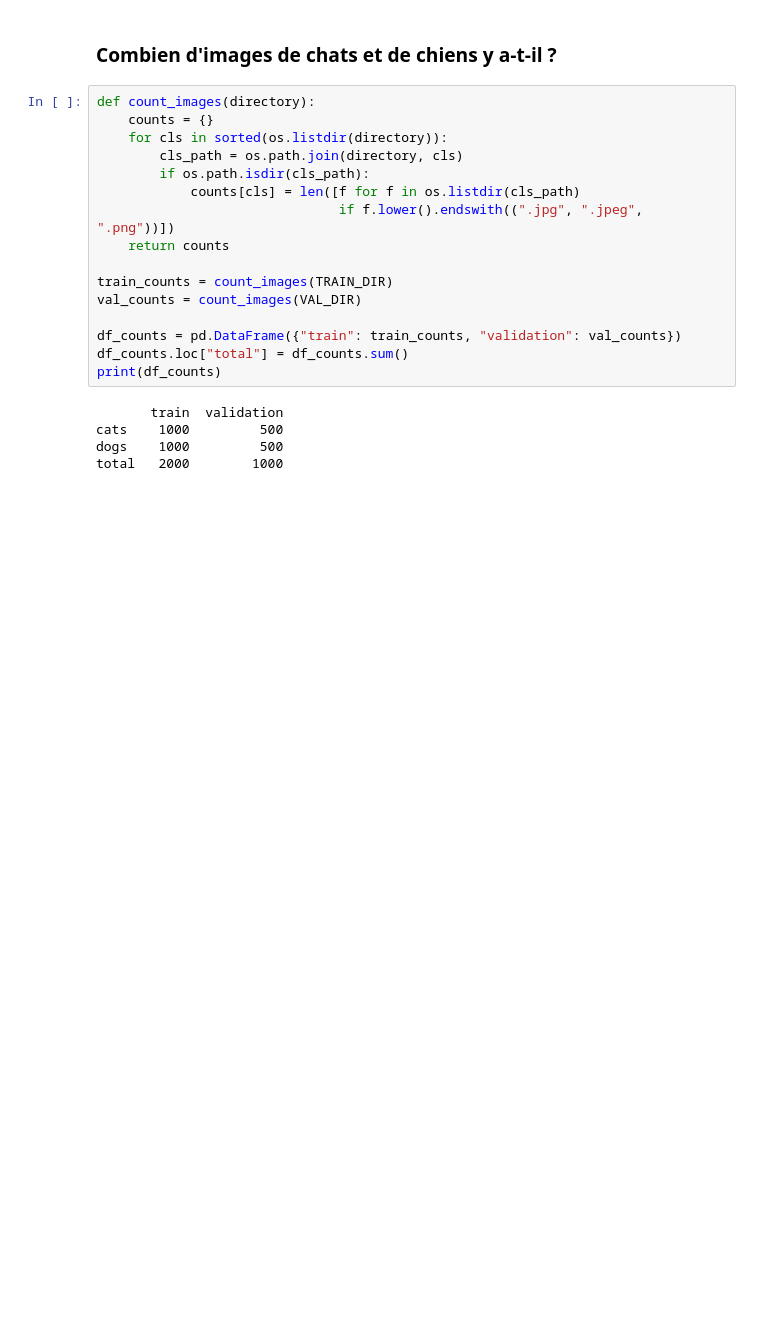
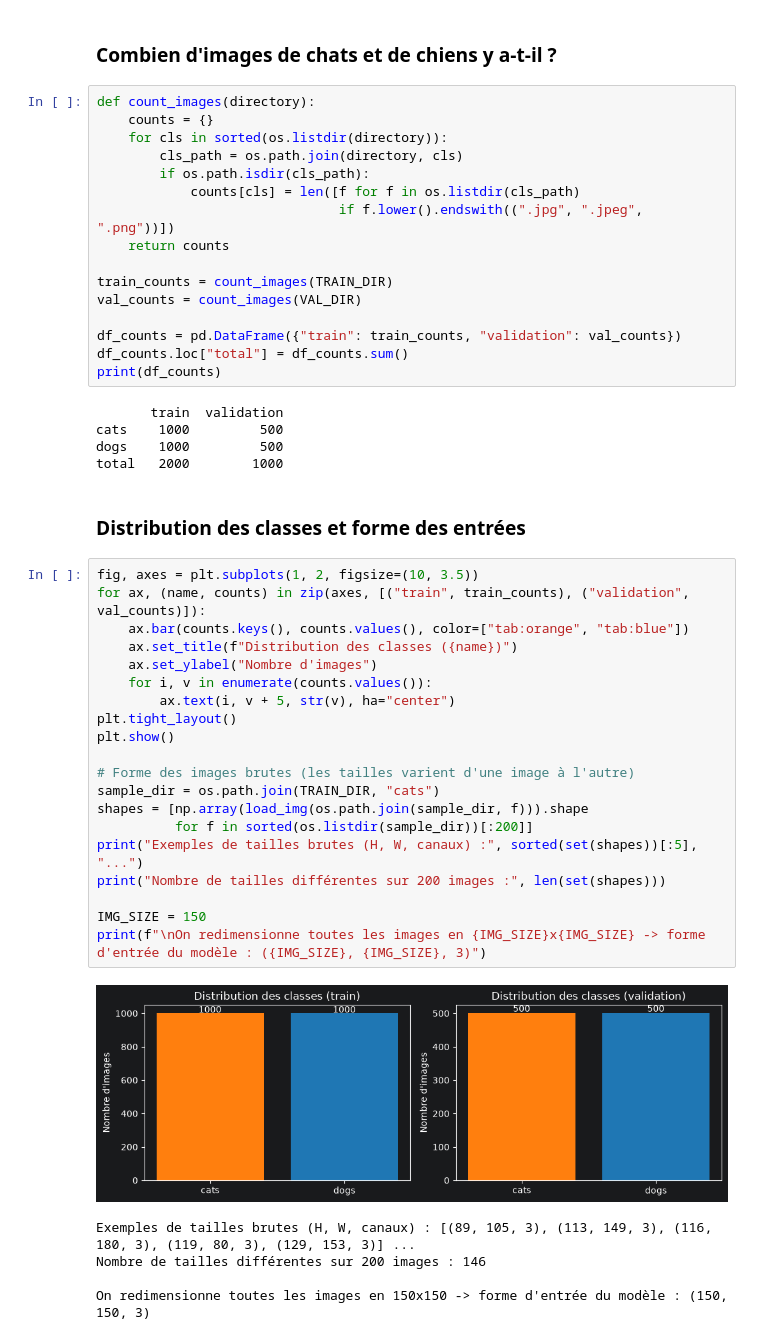
Before and after one commit to Amafin/IAetMLforIT_Project, a Jupyter notebook: Project.ipynb, the cells around one changed output. Cells and saved outputs as stored; diff of their text form; blank space fills up the shorter version.

```diff
--- a/Project.ipynb
+++ b/Project.ipynb
@@ -91,3 +91,31 @@ print(df_counts)
 cats    1000         500
 dogs    1000         500
 total   2000        1000
+# %% [markdown]
+### Distribution des classes et forme des entrées
+# %%
+fig, axes = plt.subplots(1, 2, figsize=(10, 3.5))
+for ax, (name, counts) in zip(axes, [("train", train_counts), ("validation", val_counts)]):
+    ax.bar(counts.keys(), counts.values(), color=["tab:orange", "tab:blue"])
+    ax.set_title(f"Distribution des classes ({name})")
+    ax.set_ylabel("Nombre d'images")
+    for i, v in enumerate(counts.values()):
+        ax.text(i, v + 5, str(v), ha="center")
+plt.tight_layout()
+plt.show()
+
+# Forme des images brutes (les tailles varient d'une image à l'autre)
+sample_dir = os.path.join(TRAIN_DIR, "cats")
+shapes = [np.array(load_img(os.path.join(sample_dir, f))).shape
+          for f in sorted(os.listdir(sample_dir))[:200]]
+print("Exemples de tailles brutes (H, W, canaux) :", sorted(set(shapes))[:5], "...")
+print("Nombre de tailles différentes sur 200 images :", len(set(shapes)))
+
+IMG_SIZE = 150
+print(f"\nOn redimensionne toutes les images en {IMG_SIZE}x{IMG_SIZE} -> forme d'entrée du modèle : ({IMG_SIZE}, {IMG_SIZE}, 3)")
+# %% [output]
+[figure, added]
+Exemples de tailles brutes (H, W, canaux) : [(89, 105, 3), (113, 149, 3), (116, 180, 3), (119, 80, 3), (129, 153, 3)] ...
+Nombre de tailles différentes sur 200 images : 146
+
+On redimensionne toutes les images en 150x150 -> forme d'entrée du modèle : (150, 150, 3)
```
Also changed, not shown: parts of 17 cells of this notebook.
